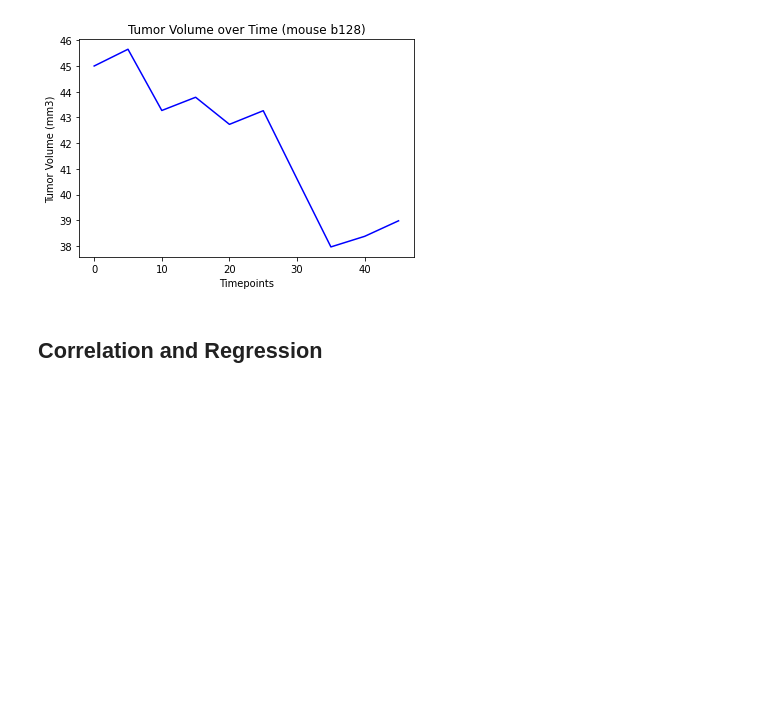
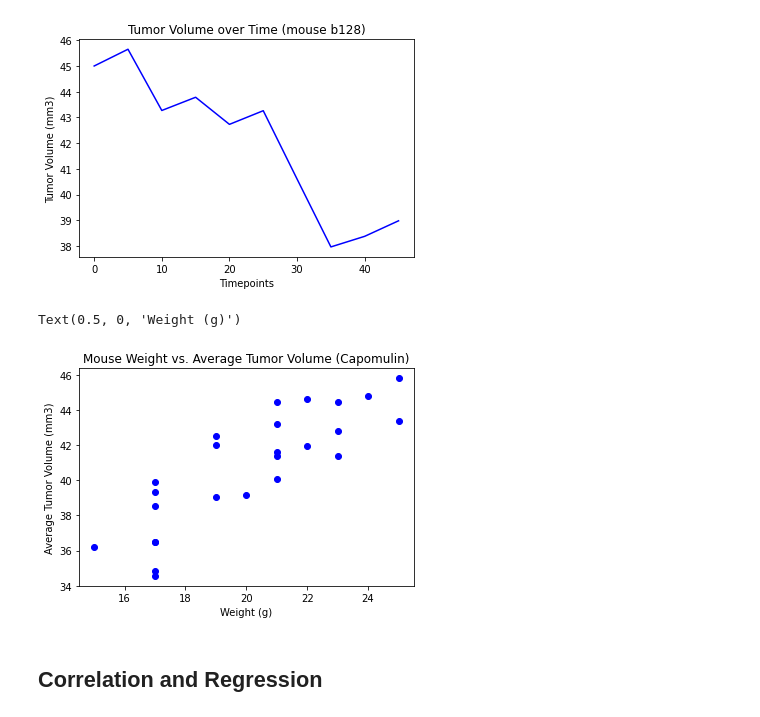
Before and after one commit to moormeierz/Matplotlib, a Jupyter notebook: pymaceuticals_starter.ipynb, the cells around one changed output. Saved outputs shown, nothing was run; the diff lists cells and outputs as text; code cells hidden in the pictures; blank space fills up the shorter version.

```diff
--- a/pymaceuticals_starter.ipynb
+++ b/pymaceuticals_starter.ipynb
@@ -467,2 +468,21 @@ capomulin_data.groupby(['Mouse ID'])
+# %%
+# Generate a scatter plot of average tumor volume vs. mouse weight for the Capomulin regimen
+
+# average tumor volume
+avg_vol = drug1_df.groupby(['Mouse ID']).mean()['Tumor Volume (mm3)']
+
+# mouse weight
+cap_wt = drug1_df.groupby(['Mouse ID']).mean()['Weight (g)']
+
+# scatter plot
+plt.scatter(cap_wt,avg_vol, marker='o', facecolors='blue', edgecolors='blue')
+
+# label plot
+plt.title('Mouse Weight vs. Average Tumor Volume (Capomulin)')
+plt.ylabel('Average Tumor Volume (mm3)')
+plt.xlabel('Weight (g)')
+# %% [output]
+Text(0.5, 0, 'Weight (g)')
+[figure, added]
 # %% [markdown]
 ## Correlation and Regression
```
Also changed, not shown: parts of 5 cells of this notebook.
